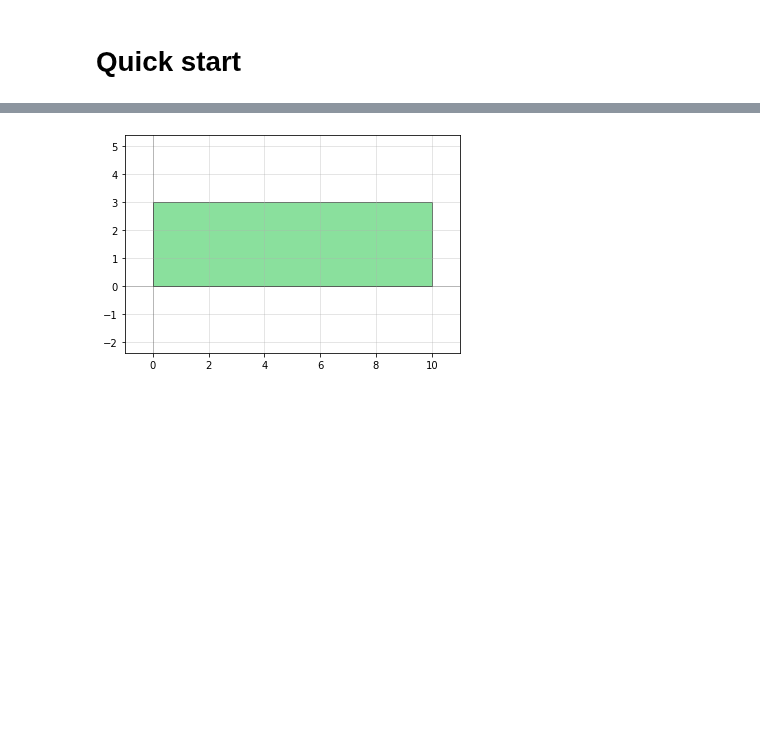
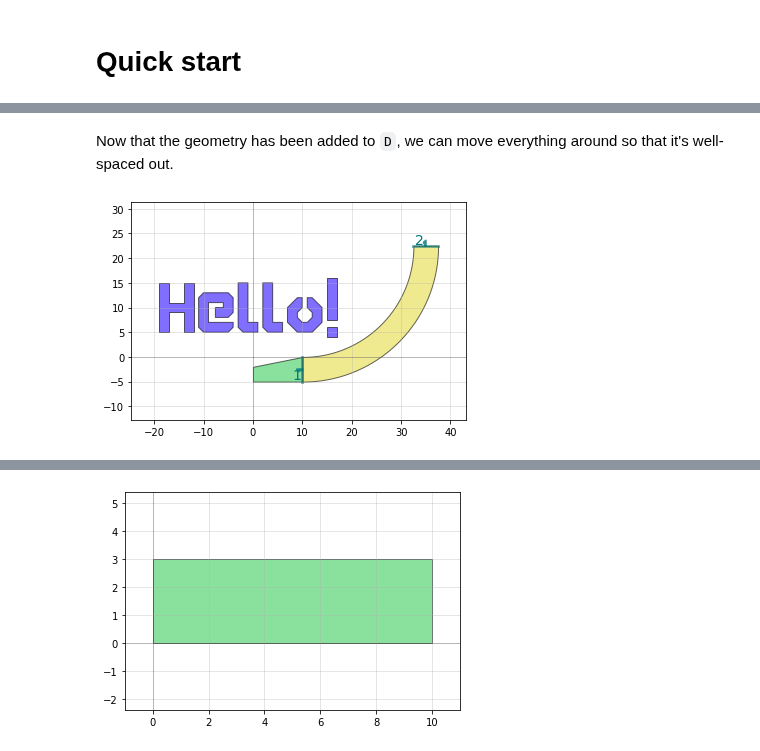
Before and after one commit to amccaugh/phidl, a Jupyter notebook: docs/tutorials/quickstart.ipynb, the cells around one changed output, grey strips where cells are left out. Saved outputs shown, nothing was run; the diff lists cells and outputs as text; code cells hidden in the pictures; blank space fills up the shorter version.

```diff
--- a/docs/tutorials/quickstart.ipynb
+++ b/docs/tutorials/quickstart.ipynb
@@ -8,0 +49,12 @@ Let's start by trying to make a rectangle shape with ports on either end.
+# %% [markdown]
+Now that the geometry has been added to `D`, we can move everything around so that it's well-spaced out.
+# %%
+text1.movey(5)
+text1.movex(-20)
+arc1.rotate(-90)
+arc1.move([10,22.5])
+poly1.ymax = 0
+
+qp(D) # quickplot it!
+# %% [output]
+[figure, added]
```
Also changed, not shown: parts of 16 cells of this notebook.
